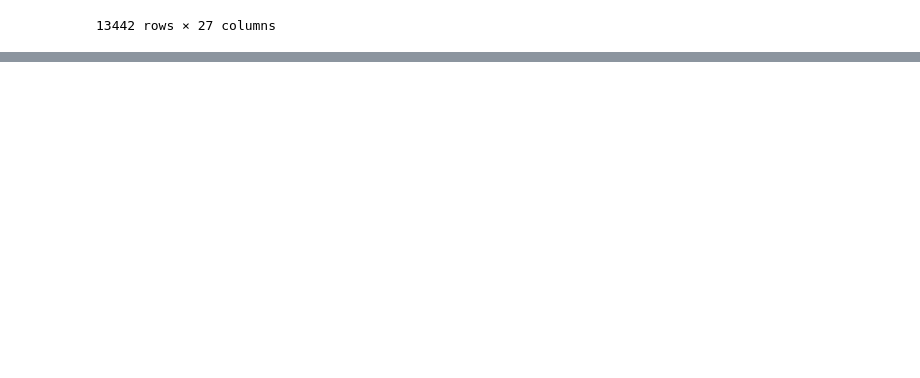
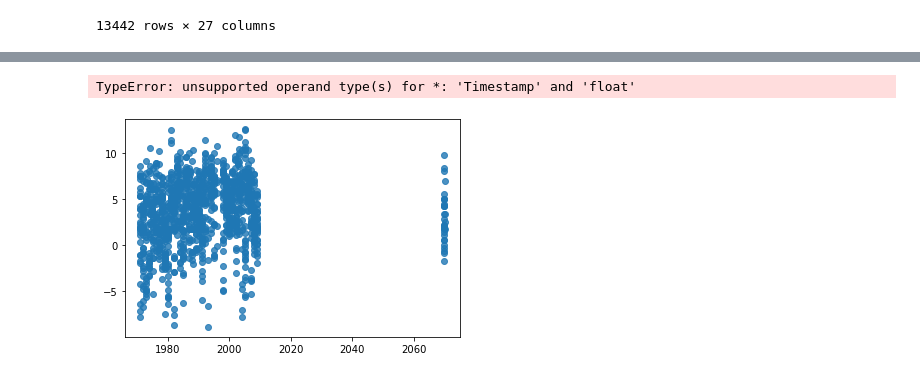
Before and after one commit to data301-2020-winter2/course-project-group_1012, a Jupyter notebook: Analysis/Nadine/milestone2.ipynb, the cells around one changed output, grey strips where cells are left out. Drawn from its saved outputs; the diff is of its cells as text; code cells hidden in the pictures; blank space fills up the shorter version.

```diff
--- a/Analysis/Nadine/milestone2.ipynb
+++ b/Analysis/Nadine/milestone2.ipynb
@@ -111,3 +71,0 @@ def graphed_precipitation_data(df):
-# %%
-df = load_and_process('Canadian_climate_history (1970-2020).csv')
-graphed_precipitation_data(df)
@@ -122,4 +71,0 @@ def summarized_data(df):
-# %%
-df = load_and_process('Canadian_climate_history (1970-2020).csv')
-dfupdate = group_columns(df)
-summarized_data(dfupdate)
@@ -135,0 +72,3 @@ summarized_data(dfupdate)
+# %%
+df = group_columns(df)
+df
@@ -135,0 +91,5 @@ summarized_data(dfupdate)
+# %%
+df = df.assign(Date_Only = lambda x : x.DATE)
+df["Date_Only"] = pd.to_datetime(df["Date_Only"], utc = True).dt.date
+df['DATE'] = df['Date_Only']
+df = df.drop(columns = ['Date_Only'])
@@ -135,0 +110,24 @@ summarized_data(dfupdate)
+# %%
+df['DATE'] = pd.to_datetime(df['DATE'])
+
+df_january = df[df['DATE'].dt.month == 1]
+df_january = df_january.drop(columns = ['PRECIPITATION_BRITISH_COLUMBIA', 'PRECIPITATION_NORTHERN', 'PERCIPITATION_ATLANTIC',
+                          'PERCIPITATION_PRAIRIES', 'PERCIPITATION_ONTARIO', 'PERCIPITATION_QUEBEC'])
+sns.regplot(data = df_january, x= "DATE", y="TEMPERATURE_BRITISH_COLUMBIA")
+
+
+
+df_february = df[df['DATE'].dt.month == 2]
+df_march = df[df['DATE'].dt.month == 3]
+df_april = df[df['DATE'].dt.month == 4]
+df_may = df[df['DATE'].dt.month == 5]
+df_june = df[df['DATE'].dt.month == 6]
+df_july = df[df['DATE'].dt.month == 7]
+df_august = df[df['DATE'].dt.month == 8]
+df_september = df[df['DATE'].dt.month == 9]
+df_october = df[df['DATE'].dt.month == 10]
+df_november = df[df['DATE'].dt.month == 11]
+df_december = df[df['DATE'].dt.month == 12]
+# %% [output]
+TypeError: unsupported operand type(s) for *: 'Timestamp' and 'float'
+[figure, added]
```
Also changed, not shown: parts of 11 cells of this notebook.
